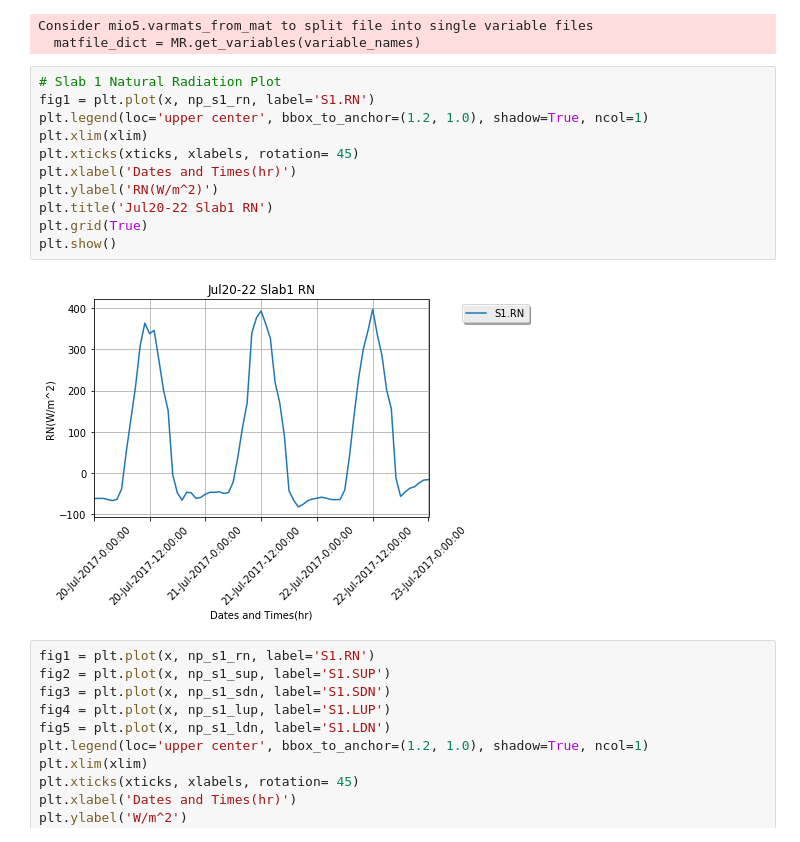
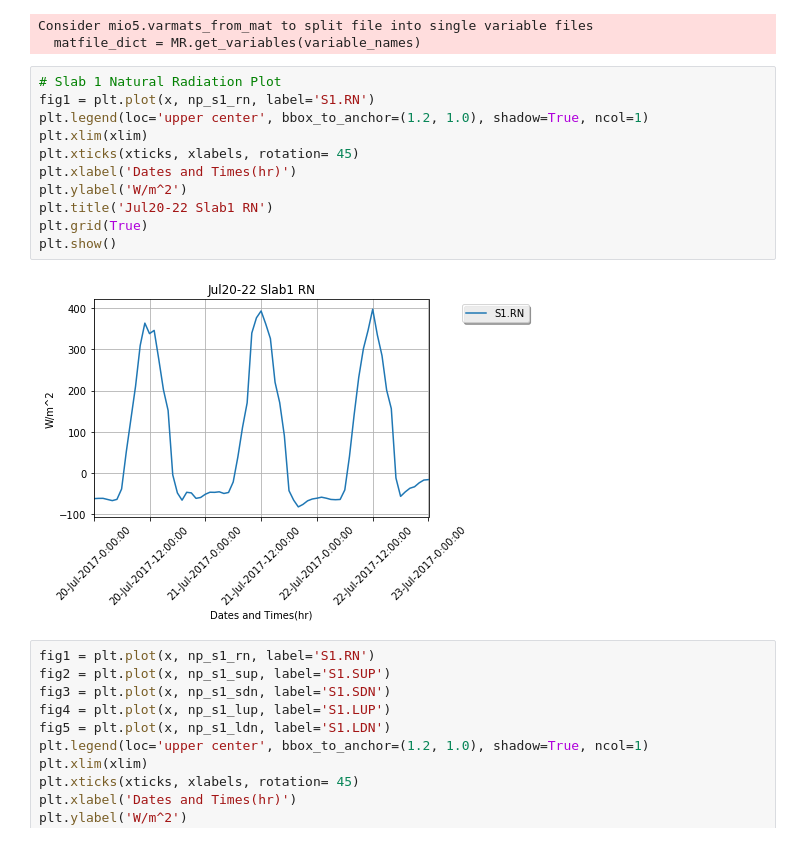
Before and after one commit to mattandersoninf/ALDataAnalysis, a Jupyter notebook: Jul20_Jul22_Analysis.ipynb, the cells around one changed output. Drawn from its saved outputs; the diff is of its cells as text.

Commit message:
Graphs are complete and all images were sent in

```diff
--- a/Jul20_Jul22_Analysis.ipynb
+++ b/Jul20_Jul22_Analysis.ipynb
@@ -293,16 +293,16 @@ Consider mio5.varmats_from_mat to split file into single variable files
 # %%
 # Slab 1 Natural Radiation Plot
 fig1 = plt.plot(x, np_s1_rn, label='S1.RN')
 plt.legend(loc='upper center', bbox_to_anchor=(1.2, 1.0), shadow=True, ncol=1)
 plt.xlim(xlim)
 plt.xticks(xticks, xlabels, rotation= 45)
 plt.xlabel('Dates and Times(hr)')
-plt.ylabel('RN(W/m^2)')
+plt.ylabel('W/m^2')
 plt.title('Jul20-22 Slab1 RN')
 plt.grid(True)
 plt.show()
 # %% [output]
-[figure, old version]
+[figure, new version]
 # %%
 fig1 = plt.plot(x, np_s1_rn, label='S1.RN')
 fig2 = plt.plot(x, np_s1_sup, label='S1.SUP')
```
Also changed, not shown: parts of 55 cells of this notebook.
